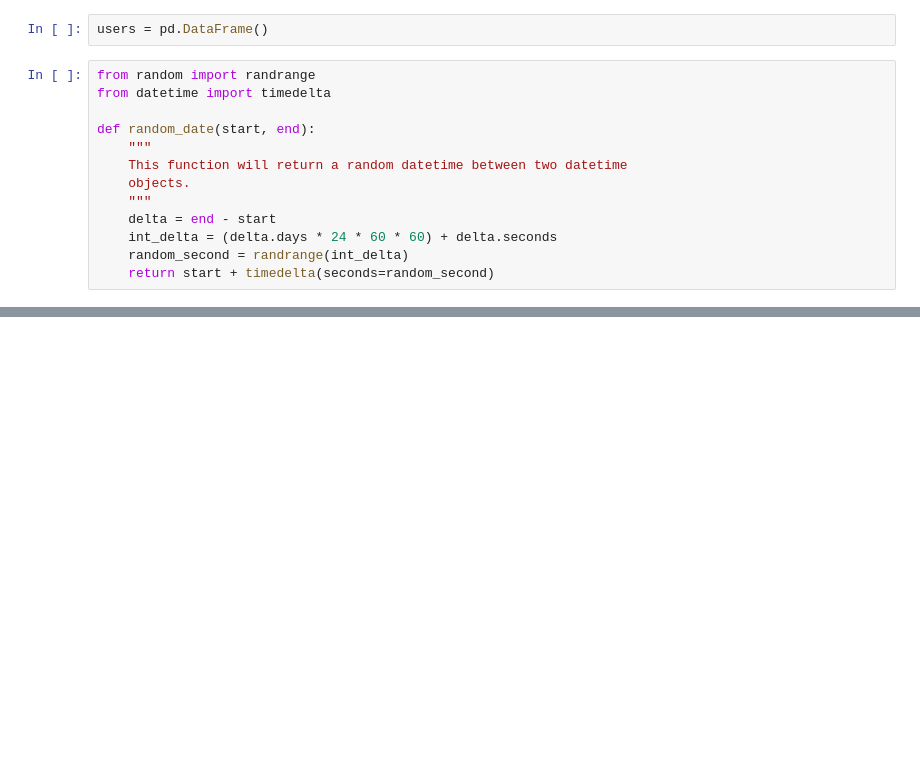
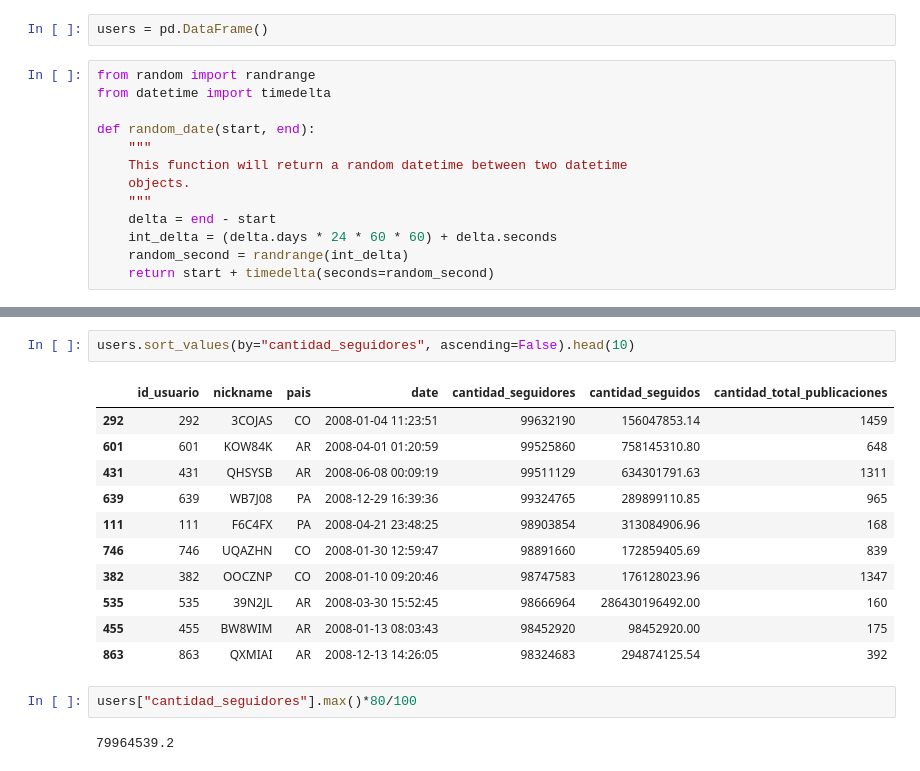
Before and after one commit to otlucas/ejercicios, a Jupyter notebook: ejerciciosParcial.ipynb, the cells around one changed output, grey strips where cells are left out. Saved outputs shown, nothing was run; the diff lists cells and outputs as text; blank space fills up the shorter version.

```diff
--- a/ejerciciosParcial.ipynb
+++ b/ejerciciosParcial.ipynb
@@ -63,0 +65,18 @@ users
+# %%
+users.sort_values(by="cantidad_seguidores", ascending=False).head(10)
+# %% [output]
+|  | id_usuario | nickname | pais | date | cantidad_seguidores | cantidad_seguidos | cantidad_total_publicaciones |
+| 292 | 292 | 3COJAS | CO | 2008-01-04 11:23:51 | 99632190 | 156047853.14 | 1459 |
+| 601 | 601 | KOW84K | AR | 2008-04-01 01:20:59 | 99525860 | 758145310.80 | 648 |
+| 431 | 431 | QHSYSB | AR | 2008-06-08 00:09:19 | 99511129 | 634301791.63 | 1311 |
+| 639 | 639 | WB7J08 | PA | 2008-12-29 16:39:36 | 99324765 | 289899110.85 | 965 |
+| 111 | 111 | F6C4FX | PA | 2008-04-21 23:48:25 | 98903854 | 313084906.96 | 168 |
+| 746 | 746 | UQAZHN | CO | 2008-01-30 12:59:47 | 98891660 | 172859405.69 | 839 |
+| 382 | 382 | OOCZNP | CO | 2008-01-10 09:20:46 | 98747583 | 176128023.96 | 1347 |
+| 535 | 535 | 39N2JL | AR | 2008-03-30 15:52:45 | 98666964 | 286430196492.00 | 160 |
+| 455 | 455 | BW8WIM | AR | 2008-01-13 08:03:43 | 98452920 | 98452920.00 | 175 |
+| 863 | 863 | QXMIAI | AR | 2008-12-13 14:26:05 | 98324683 | 294874125.54 | 392 |
+# %%
+users["cantidad_seguidores"].max()*80/100
+# %% [output]
+79964539.2
```
Also changed, not shown: parts of 4 cells of this notebook.
